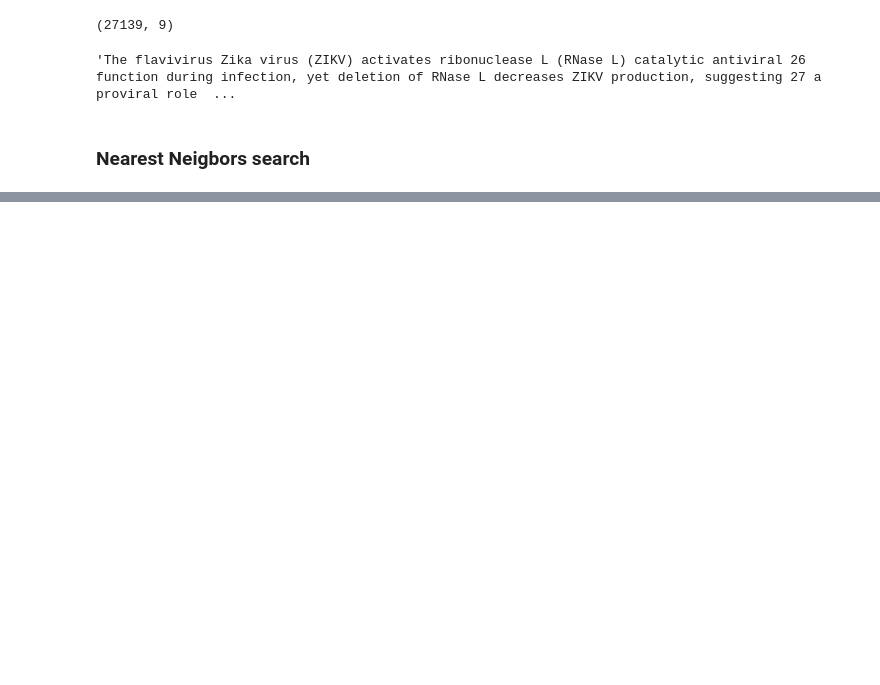
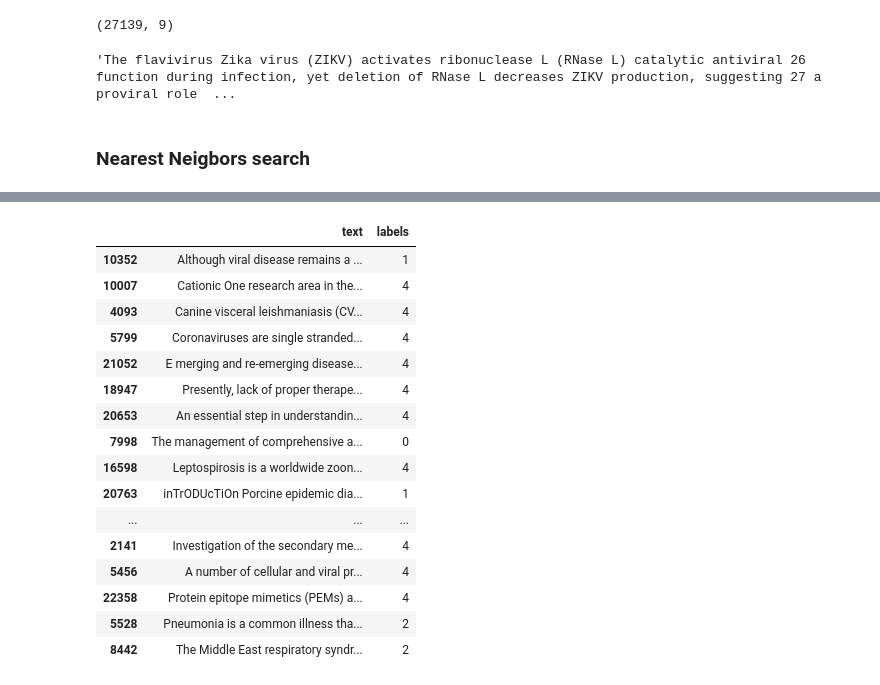
Before and after one commit to CYBINT-IN/word-embeddings, a Jupyter notebook: COVID-19 Research Data/main.ipynb, the cells around one changed output, grey strips where cells are left out. Drawn from its saved outputs; the diff is of its cells as text; code cells hidden in the pictures; blank space fills up the shorter version.

```diff
--- a/COVID-19 Research Data/main.ipynb
+++ b/COVID-19 Research Data/main.ipynb
@@ -199,0 +241,20 @@ for i, info in enumerate(list_of_tasks):
+# %%
+train_df[['text','labels']][:20]
+# %% [output]
+|  | text | labels |
+| 10352 | Although viral disease remains a ... | 1 |
+| 10007 | Cationic One research area in the... | 4 |
+| 4093 | Canine visceral leishmaniasis (CV... | 4 |
+| 5799 | Coronaviruses are single stranded... | 4 |
+| 21052 | E merging and re-emerging disease... | 4 |
+| 18947 | Presently, lack of proper therape... | 4 |
+| 20653 | An essential step in understandin... | 4 |
+| 7998 | The management of comprehensive a... | 0 |
+| 16598 | Leptospirosis is a worldwide zoon... | 4 |
+| 20763 | inTrODUcTiOn Porcine epidemic dia... | 1 |
+| ... | ... | ... |
+| 2141 | Investigation of the secondary me... | 4 |
+| 5456 | A number of cellular and viral pr... | 4 |
+| 22358 | Protein epitope mimetics (PEMs) a... | 4 |
+| 5528 | Pneumonia is a common illness tha... | 2 |
+| 8442 | The Middle East respiratory syndr... | 2 |
```
Also changed, not shown: parts of 8 cells of this notebook.
